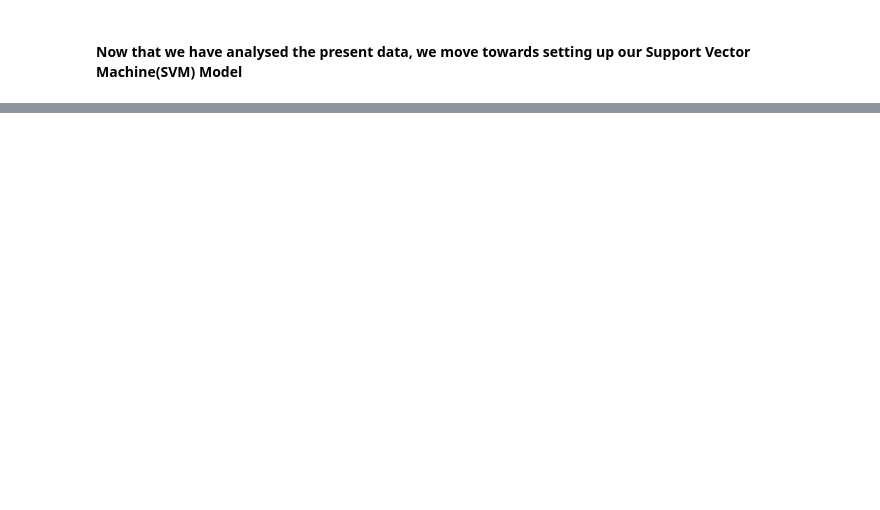
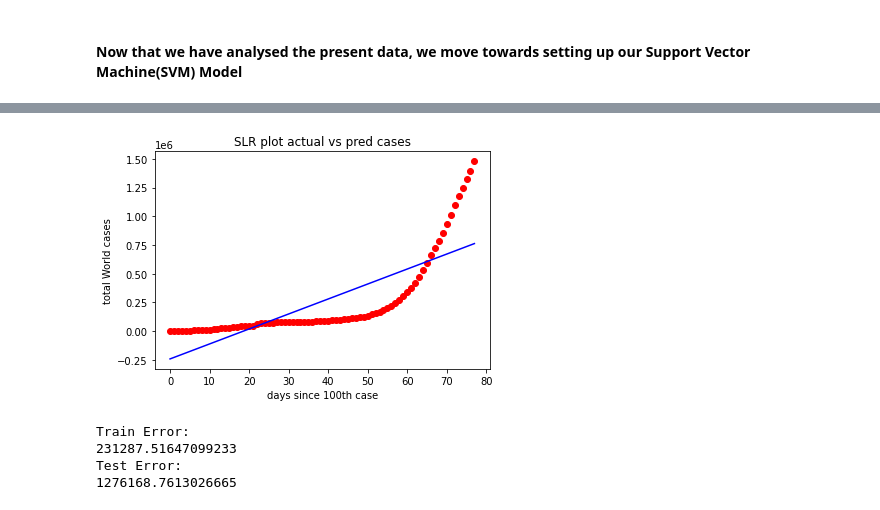
Before and after one commit to CryoZEUS/DOP-COVID-19, a Jupyter notebook: covid-world.ipynb, the cells around one changed output, grey strips where cells are left out. Drawn from its saved outputs; the diff is of its cells as text; code cells hidden in the pictures; blank space fills up the shorter version.

```diff
--- a/covid-world.ipynb
+++ b/covid-world.ipynb
@@ -570,2 +670,2 @@ plt.show()
 # %%
-X_train_confirmed, X_test_confirmed, y_train_confirmed, y_test_confirmed = train_test_split(days_since_jan22, world_cases, test_size=0.15, shuffle=False)
+X_train, X_test, Y_train, Y_test = train_test_split(days_since_jan22, world_cases, test_size=0.15, shuffle=False)
@@ -594,0 +699,10 @@ global_data = cases_countr
+# %%
+#visualize training test results
+plt.scatter(X_train, Y_train, color='red')
+plt.plot(X_train, regressor.predict(X_train), color='blue')
+plt.title('SLR plot actual vs pred cases')
+plt.xlabel('days since 100th case')
+plt.ylabel('total World cases')
+plt.show()
+# %% [output]
+[figure, added]
@@ -594,0 +715,10 @@ global_data = cases_countr
+# %%
+print("Train Error: ")
+print(rmse)
+print("Test Error: ")
+print(rmse_test)
+# %% [output]
+Train Error:
+231287.51647099233
+Test Error:
+1276168.7613026665
```
Also changed, not shown: parts of 28 cells of this notebook.
